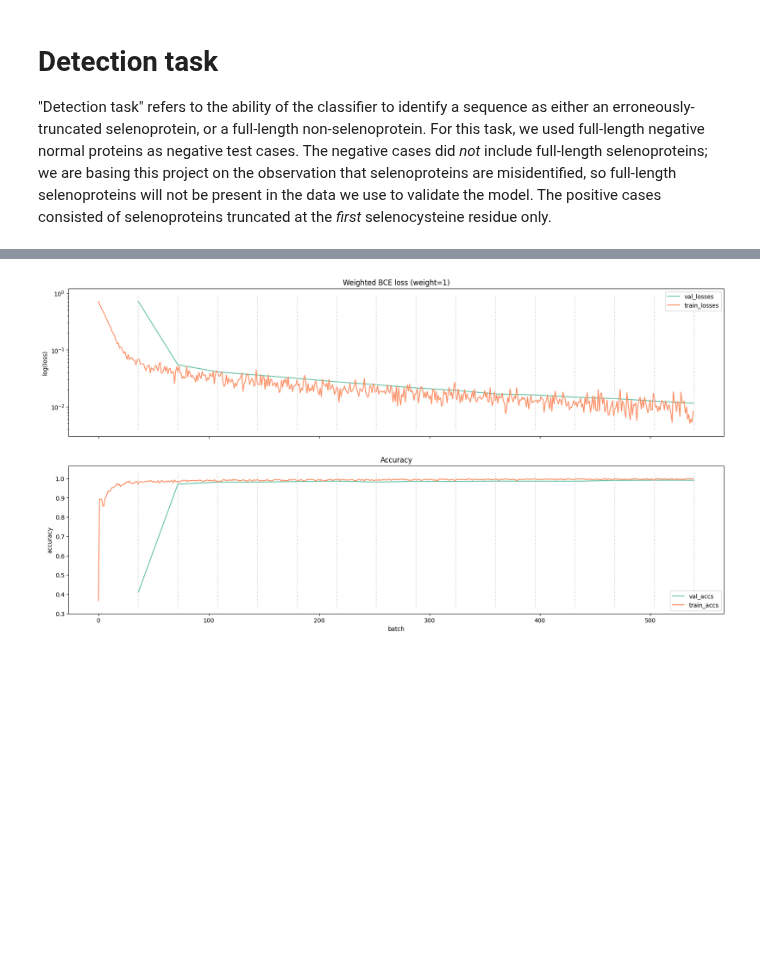
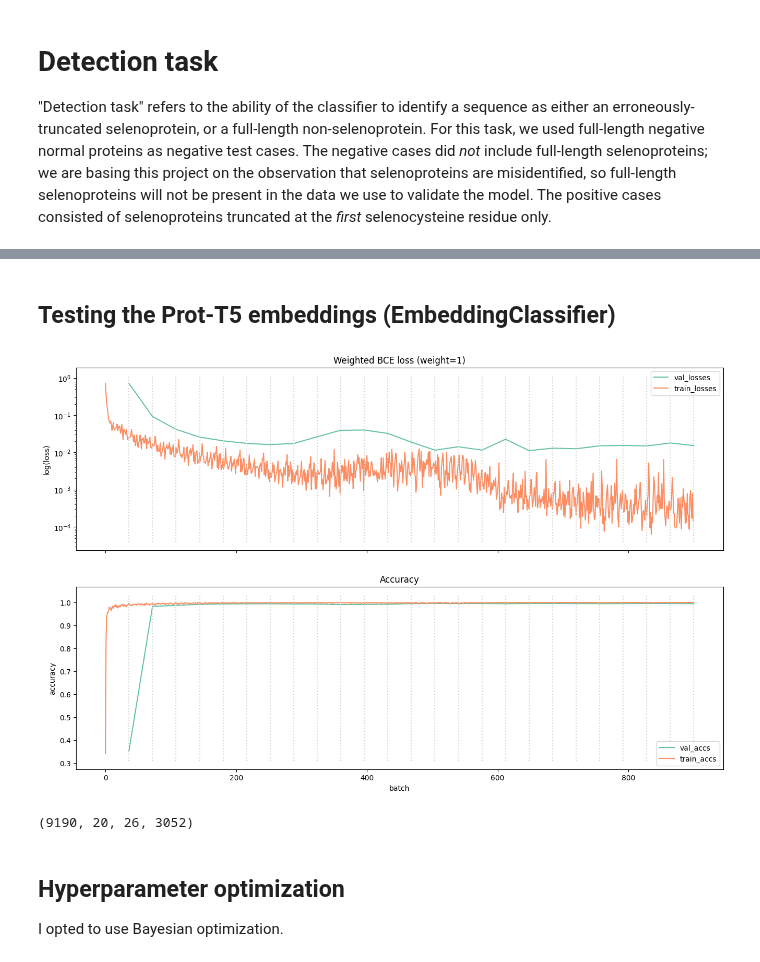
Before and after one commit to pipparichter/selenobot, a Jupyter notebook: detect.ipynb, the cells around one changed output, grey strips where cells are left out. Cells and saved outputs as stored; diff of their text form; code cells hidden in the pictures; blank space fills up the shorter version.

Commit message:
adding custom dataloader and some plotting functionality

```diff
--- a/detect.ipynb
+++ b/detect.ipynb
@@ -28,7 +28,7 @@ test_path = os.path.join(DATA_DIR, 'test.csv')
 val_path = os.path.join(DATA_DIR, 'val.csv')
 
 # First load the data into a dataset object.
-train_dataloader = get_dataloader(train_path, batch_size=2048)
-val_dataloader = get_dataloader(val_path, batch_size=2048)
-# test_dataloader = get_dataloader(test_path, batch_size=1024)
+train_dataloader = get_dataloader(train_path, batch_size=1024) #, balance=True)
+val_dataloader = get_dataloader(val_path, batch_size=1024)#, balance=True)
+test_dataloader = get_dataloader(test_path, batch_size=1024) #, balance=True)
 # %% [markdown]
@@ -36,4 +48,6 @@ val_dataloader = get_dataloader(val_path, batch_size=2048)
+# %% [markdown]
+## Testing the Prot-T5 embeddings (EmbeddingClassifier)
 # %%
 # First, try training with no other weight, to get a sense of how many epochs to use.
-model = EmbeddingClassifier(latent_dim=1024)
-# model = EmbeddingClassifier(1024)
+emb_model = EmbeddingClassifier(latent_dim=1024)
+emb_train_reporter = emb_model.fit(train_dataloader, val=val_dataloader, bce_loss_weight=1, epochs=25)
@@ -48,4 +54,4 @@ reporter = model.fit(train_dataloader, val=val_dataloader, epochs=15, lr=0.001,
 # %%
-plot.plot_model_training(reporter, path=None)
+plot.plot_train_reporter(emb_train_reporter, path=None)
 # %% [output]
-[figure, old version]
+[figure, new version]
@@ -52,3 +60,12 @@ plot.plot_model_training(reporter, path=None)
+# %%
+print(emb_test_reporter.get_confusion_matrix())
+# (tn, fp, fn, tp)
+# %% [output]
+(9190, 20, 26, 3052)
+# %% [markdown]
+## Hyperparameter optimization
+
+I opted to use Bayesian optimization.
 # %%
 best = optimize_hyperparameters(train_dataloader, val_dataloader, model=EmbeddingClassifier(), n_calls=50)
 # %% [output]
```
Also changed, not shown: parts of 8 cells of this notebook, 7 other files.
